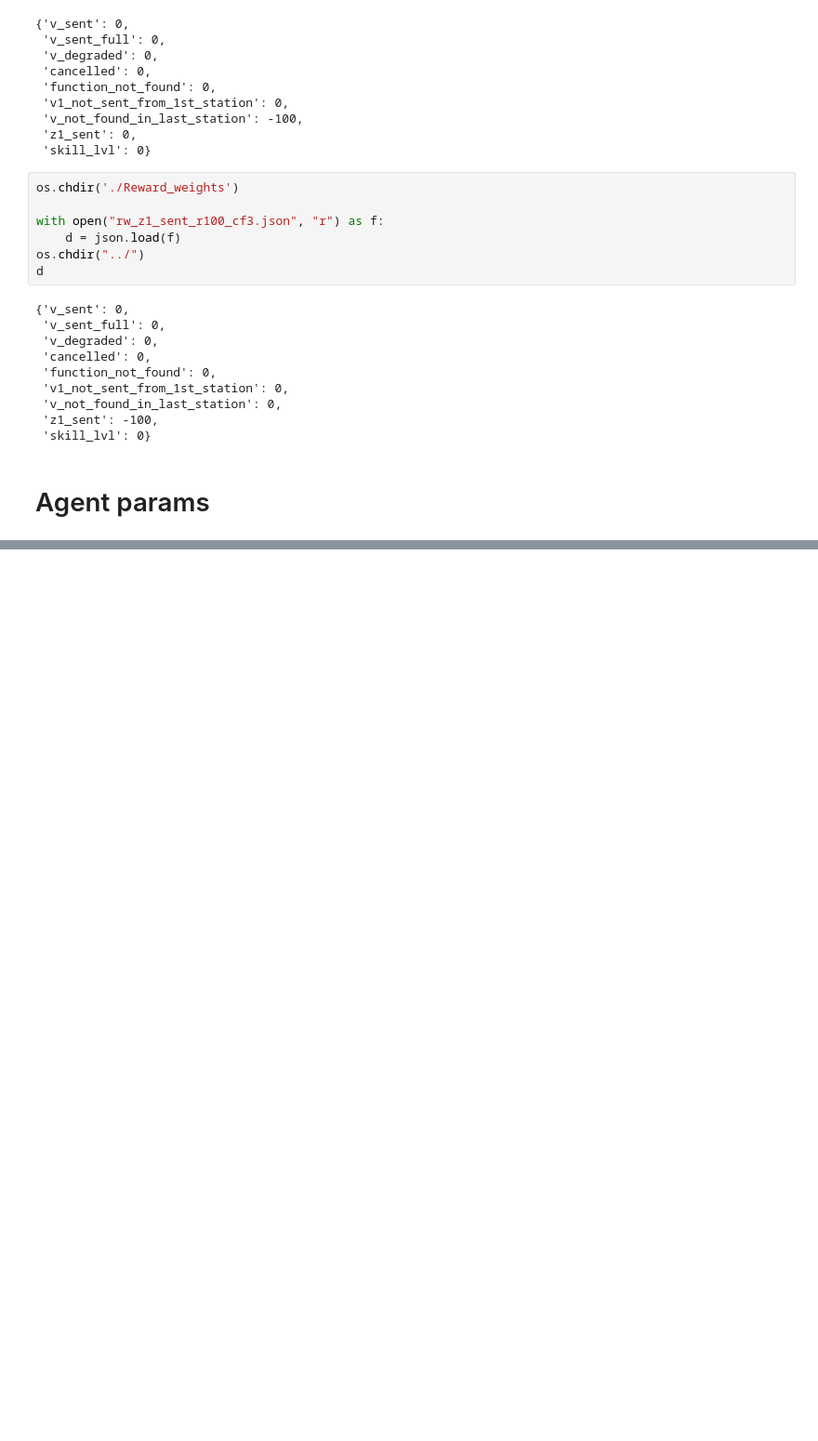
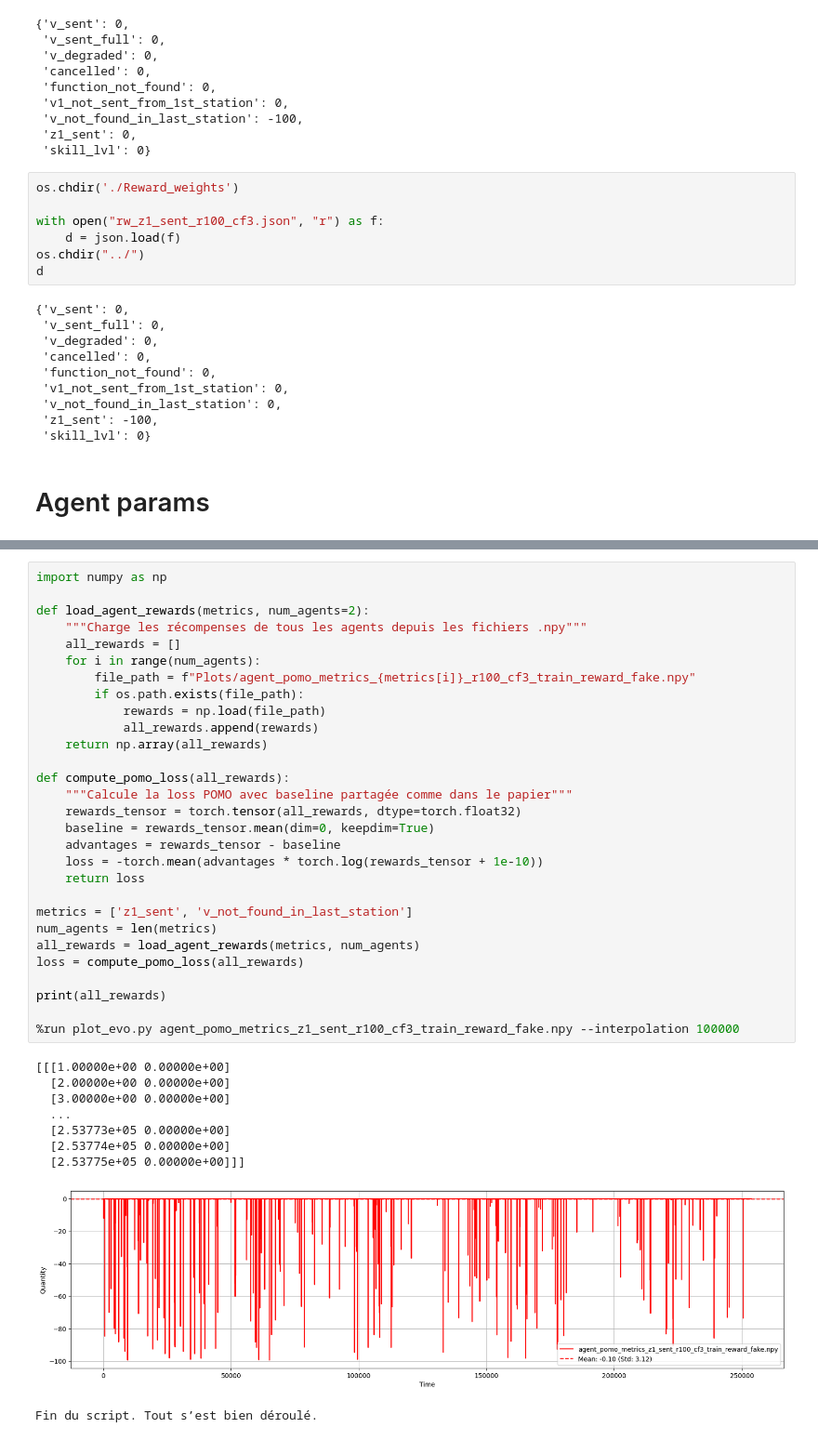
Before and after one commit to brandonafonso31/Dashboard-Pompier, a Jupyter notebook: examples_pomo.ipynb, the cells around one changed output, grey strips where cells are left out. Shown at 93% size. Cells and saved outputs as stored; diff of their text form; blank space fills up the shorter version.

Commit message:
correction code + afficahge reward (bug)

```diff
--- a/examples_pomo.ipynb
+++ b/examples_pomo.ipynb
@@ -86,0 +100,39 @@ KeyboardInterrupt:
+# %%
+import numpy as np
+
+def load_agent_rewards(metrics, num_agents=2):
+    """Charge les récompenses de tous les agents depuis les fichiers .npy"""
+    all_rewards = []
+    for i in range(num_agents):
+        file_path = f"Plots/agent_pomo_metrics_{metrics[i]}_r100_cf3_train_reward_fake.npy"
+        if os.path.exists(file_path):
+            rewards = np.load(file_path)
+            all_rewards.append(rewards)
+    return np.array(all_rewards)
+
+def compute_pomo_loss(all_rewards):
+    """Calcule la loss POMO avec baseline partagée comme dans le papier"""
+    rewards_tensor = torch.tensor(all_rewards, dtype=torch.float32)
+    baseline = rewards_tensor.mean(dim=0, keepdim=True)
+    advantages = rewards_tensor - baseline
+    loss = -torch.mean(advantages * torch.log(rewards_tensor + 1e-10))
+    return loss
+
+metrics = ['z1_sent', 'v_not_found_in_last_station']
+num_agents = len(metrics)
+all_rewards = load_agent_rewards(metrics, num_agents)
+loss = compute_pomo_loss(all_rewards)
+
+print(all_rewards)
+
+%run plot_evo.py agent_pomo_metrics_z1_sent_r100_cf3_train_reward_fake.npy --interpolation 100000
+# %% [output]
+[[[1.00000e+00 0.00000e+00]
+  [2.00000e+00 0.00000e+00]
+  [3.00000e+00 0.00000e+00]
+  ...
+  [2.53773e+05 0.00000e+00]
+  [2.53774e+05 0.00000e+00]
+  [2.53775e+05 0.00000e+00]]]
+[figure, added]
+Fin du script. Tout s’est bien déroulé.
```
Also changed, not shown: parts of 1 cell of this notebook, 4 other files.
